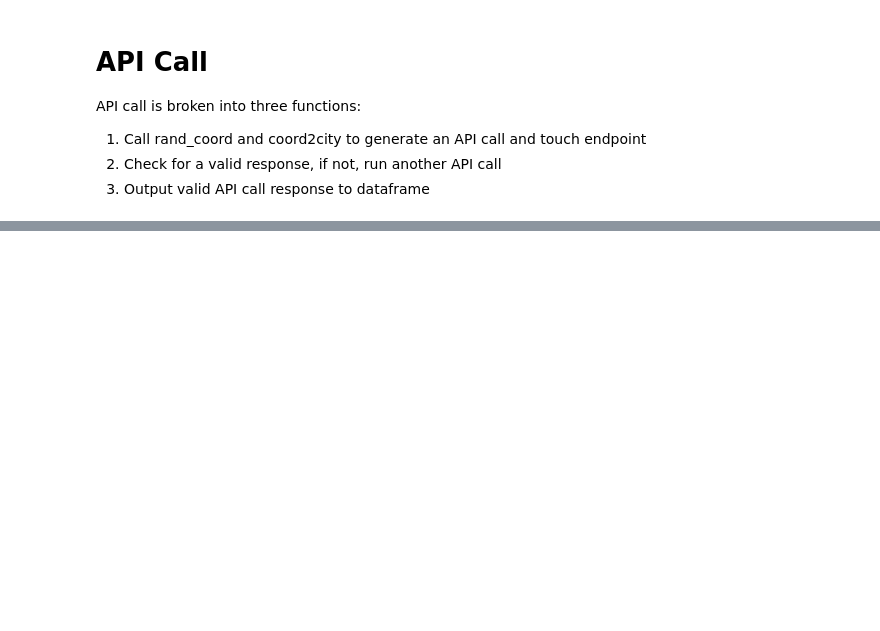
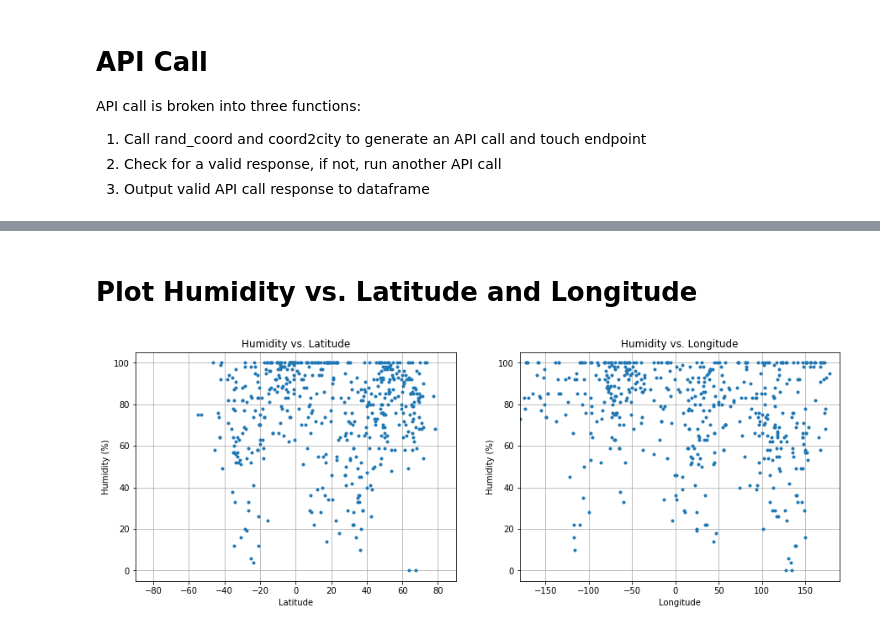
Before and after one commit to avlam/UCB-HW6, a Jupyter notebook: WeatherPy_avl.ipynb, the cells around one changed output, grey strips where cells are left out. Saved outputs shown, nothing was run; the diff lists cells and outputs as text; code cells hidden in the pictures; blank space fills up the shorter version.

```diff
--- a/WeatherPy_avl.ipynb
+++ b/WeatherPy_avl.ipynb
@@ -174,0 +190,21 @@ for i in range(100):
+# %% [markdown]
+# Plot Humidity vs. Latitude and Longitude
+# %%
+plt.figure(figsize = (15,5))
+plt.subplot(1,2,1)
+plt.plot(data['Latitude'],data['Humidity'],'.')
+plt.xlim([-90,90])
+plt.xlabel('Latitude')
+plt.ylabel('Humidity (%)')
+plt.title('Humidity vs. Latitude')
+plt.grid(True)
+plt.subplot(1,2,2)
+plt.plot(data['Longitude'],data['Humidity'],'.')
+plt.xlim([-180,190])
+plt.xlabel('Longitude')
+plt.ylabel('Humidity (%)')
+plt.title('Humidity vs. Longitude')
+plt.grid(True)
+plt.show()
+# %% [output]
+[figure, added]
```
Also changed, not shown: parts of 21 cells of this notebook, 7 other files.
